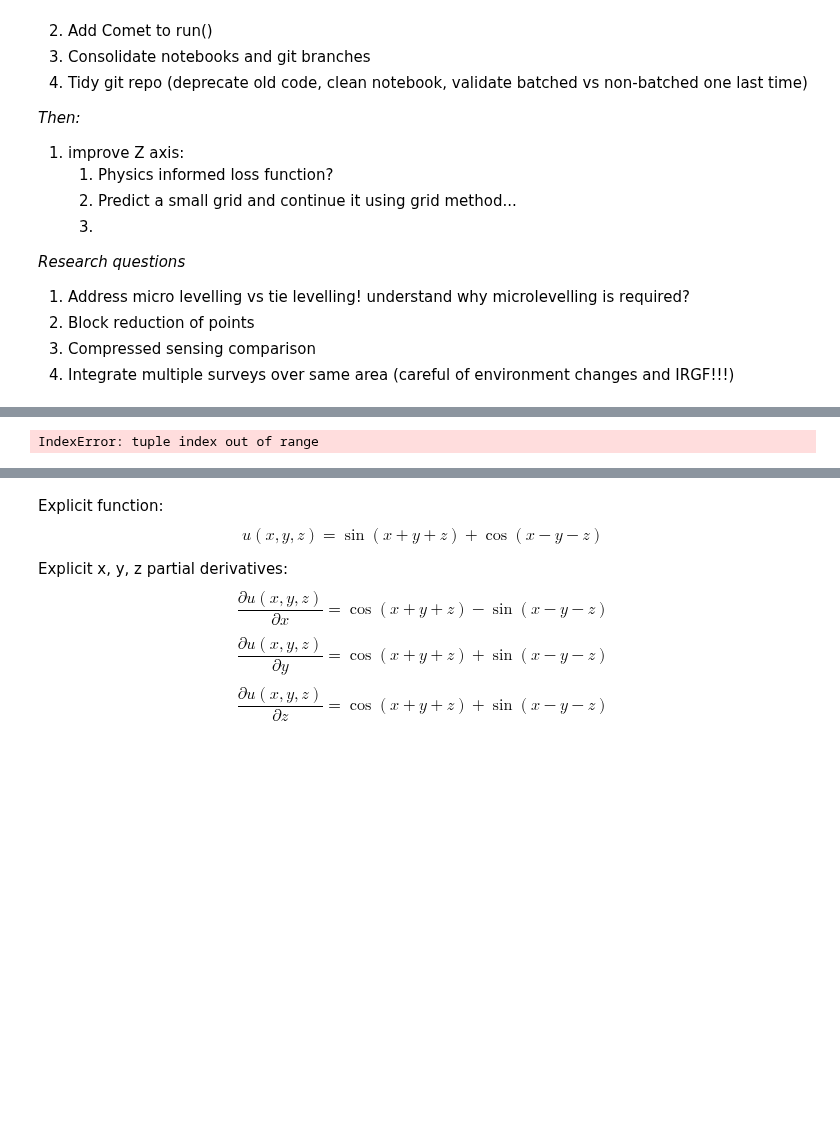
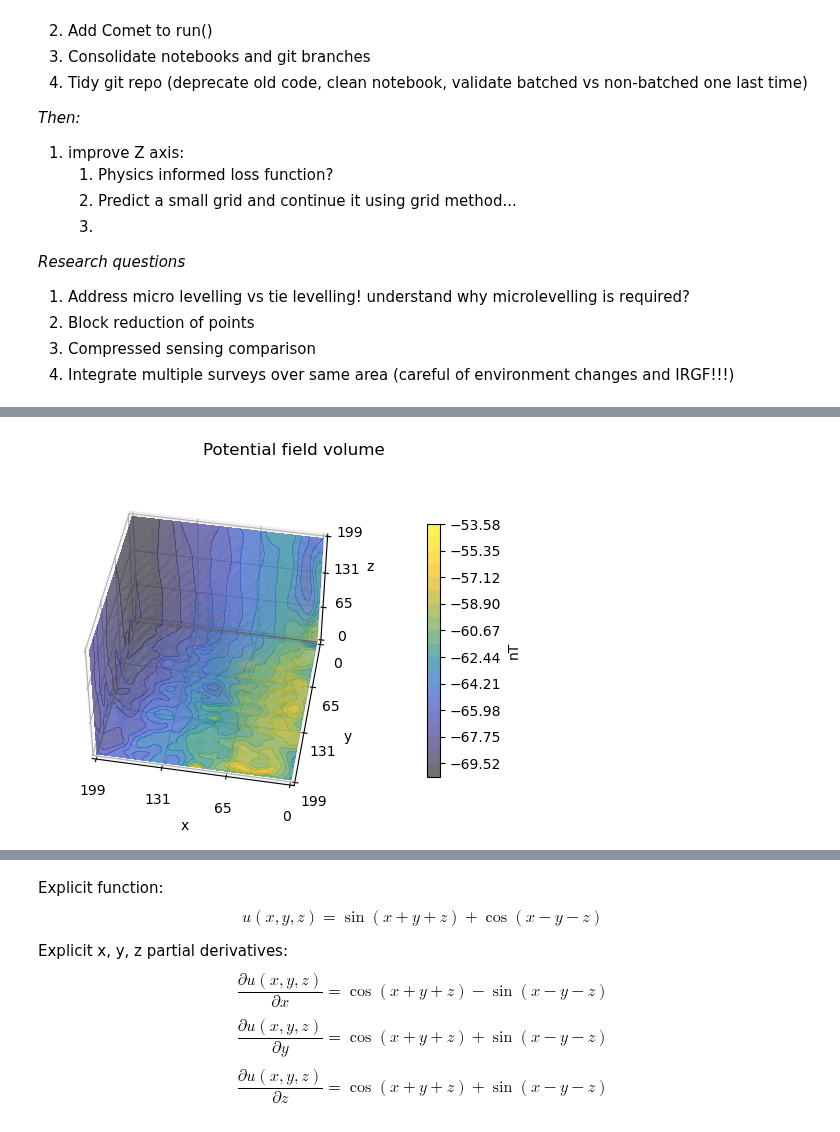
Before and after one commit to LSgeo/ImplicitGeo, a Jupyter notebook: GeoINR3D_optimiser.ipynb, the cells around one changed output, grey strips where cells are left out. Drawn from its saved outputs; the diff is of its cells as text; code cells hidden in the pictures; blank space fills up the shorter version.

```diff
--- a/GeoINR3D_optimiser.ipynb
+++ b/GeoINR3D_optimiser.ipynb
@@ -384,9 +247,22 @@ ValueError: operands could not be broadcast together with shapes (350,350) (250,
 # %%
+u = query_inr_batched(
+    inr,
+    shape=(200, 200, 200),
+    chunksize=256_000,
+    z_vec=normalise_fn(torch.linspace(30, 45, steps=200), "z"),
+)
 plt_3d(
-    u, ori="z", levels=20, step=21, elev=30, azim=100, linear_width=30, alpha=0.1
+    unnormalise_fn(u, "u"),
+    ori="z",
+    levels=20,
+    step=21,
+    elezv=30,
+    azim=100,
+    linear_width=30,
+    alpha=0.1,
 )
 # %% [output]
-IndexError: tuple index out of range
+[figure, added]
 # %%
 # Noddyverse Synthetic Comparison
 plt_3d(
```
Also changed, not shown: parts of 18 cells of this notebook.
